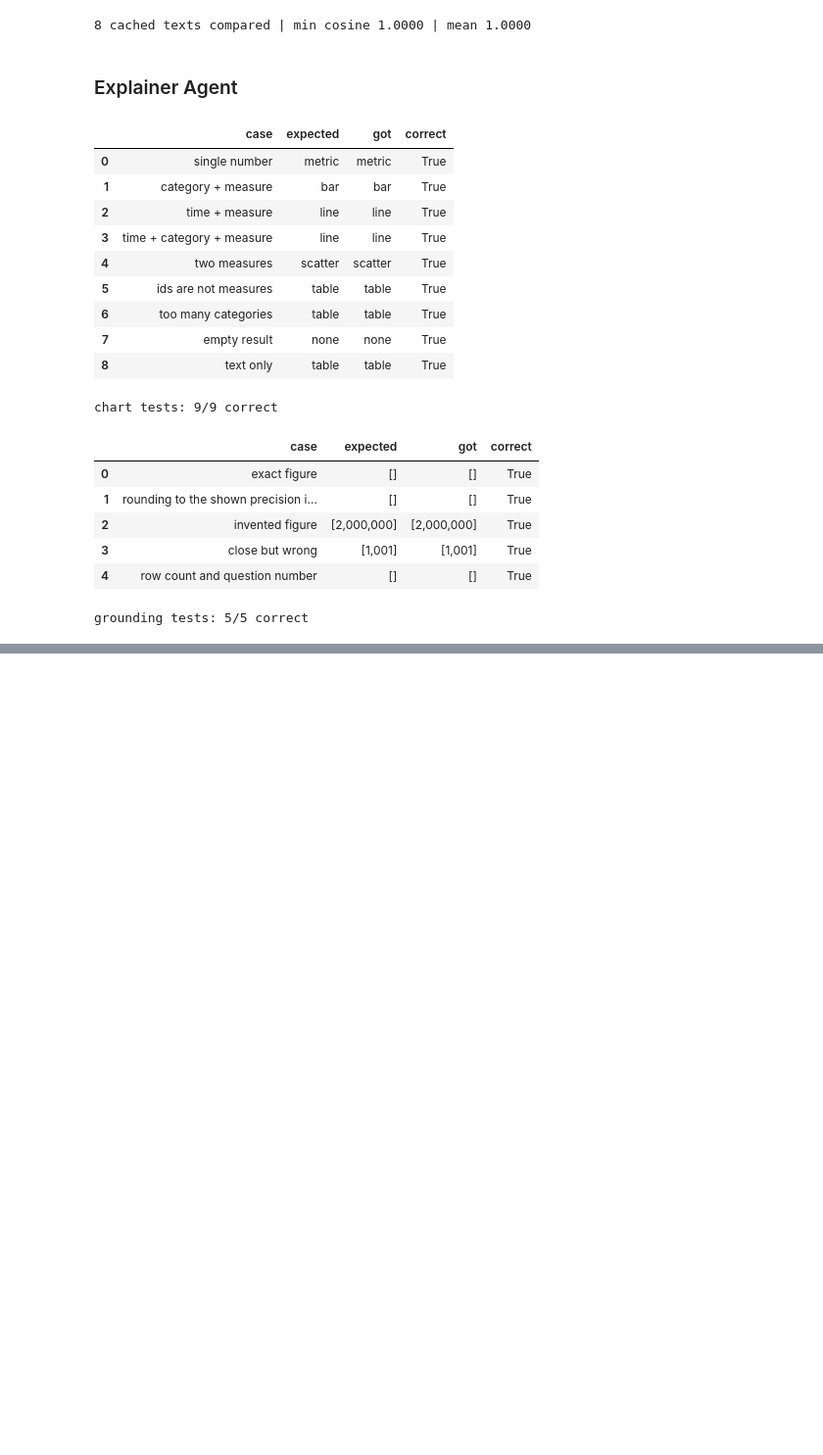
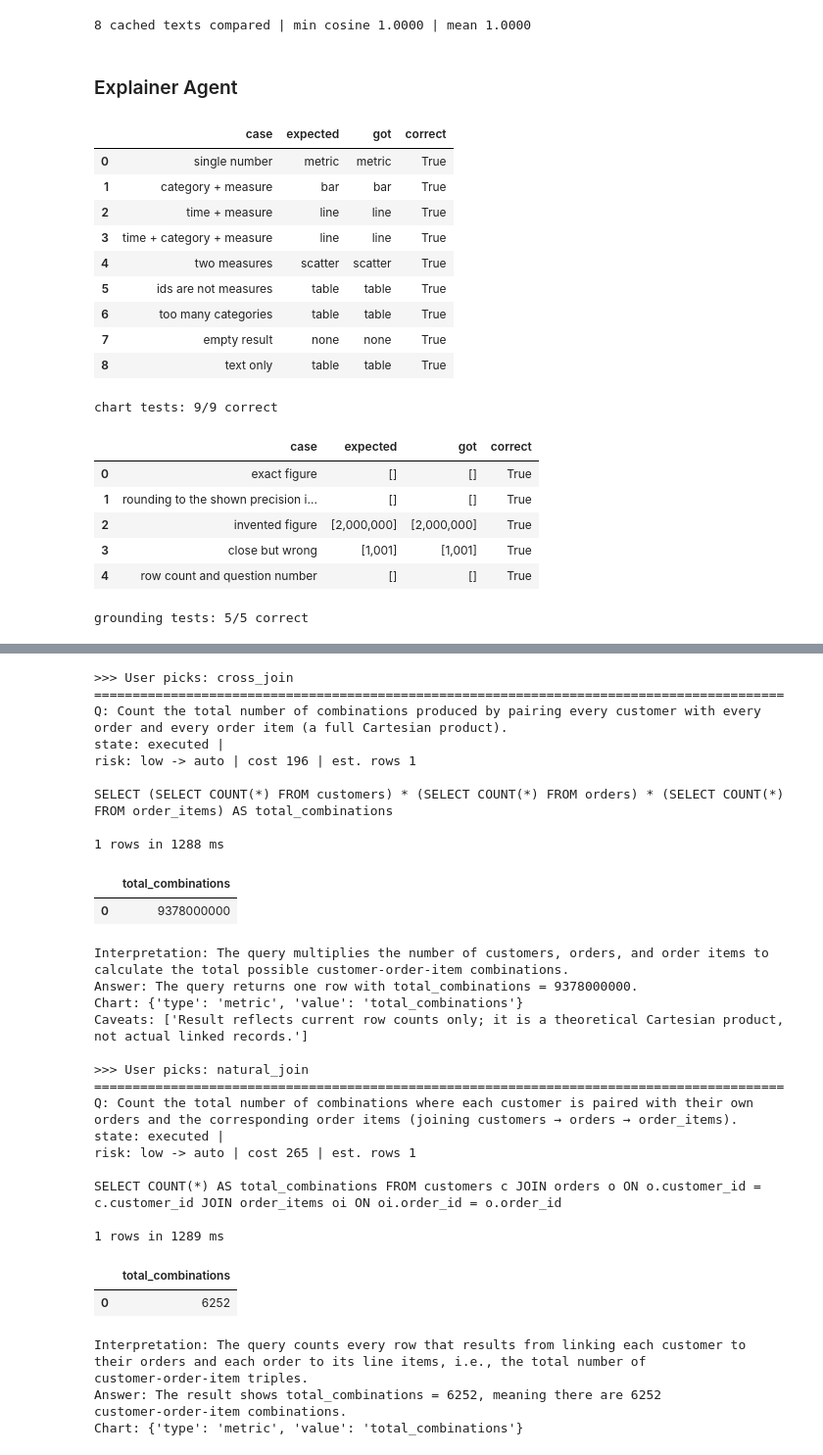
Before and after one commit to PrashantAghara/askdata, a Jupyter notebook: backend/notebooks/agents.ipynb, the cells around one changed output, grey strips where cells are left out. Shown at 98% size. Drawn from its saved outputs; the diff is of its cells as text; code cells hidden in the pictures; blank space fills up the shorter version.

```diff
--- a/backend/notebooks/agents.ipynb
+++ b/backend/notebooks/agents.ipynb
@@ -3188,8 +3197,10 @@ def show(res: dict) -> None:
         display(ex.df.head(10))
     if e:
         print("\nInterpretation:", e["interpretation"])
-        if e["faithfulness"] != "exact":
-            print(f"  [{e['faithfulness']}] {e['divergence']}")
+        if e.get("note"):
+            print("NOTE:", e["note"])
+        elif e["faithfulness"] == "interpreted" and e["divergence"]:
+            print("  (interpreted)", e["divergence"])
         print("Answer:", e["answer_summary"])
         print("Chart:", e["chart"])
         if e["caveats"]:
@@ -3353,0 +3493,15 @@ SUMMARY:   Note: this does not exactly answer the question as asked. The result
+# %%
+LABEL_QS = [
+    "Show revenue by category.",
+    "How many products are in each category?",
+    "Which categories have the best average review rating?",
+]
+hits = 0
+for q in LABEL_QS:
+    out = generate_valid_sql(q)
+    v = out["validation"]
+    used = v.tables if v else []
+    ok = "categories" in used
+    hits += ok
+    print(f"{'OK ' if ok else 'MISS'} {q:55s} tables in SQL: {used}")
+print(f"labels resolved: {hits}/{len(LABEL_QS)}")
@@ -3353,0 +3879,37 @@ SUMMARY:   Note: this does not exactly answer the question as asked. The result
+# %%
+res = answer("Show every customer paired with every order and every order item, and count the combinations.")
+if res["clarification"]:
+    for o in res["clarification"].options:
+        print("\n>>> User picks:", o.label)
+        show(answer(o.rewrite, clarify_first=False))
+# %% [output]
+>>> User picks: cross_join
+==========================================================================================
+Q: Count the total number of combinations produced by pairing every customer with every order and every order item (a full Cartesian product).
+state: executed |
+risk: low -> auto | cost 196 | est. rows 1
+
+SELECT (SELECT COUNT(*) FROM customers) * (SELECT COUNT(*) FROM orders) * (SELECT COUNT(*) FROM order_items) AS total_combinations
+
+1 rows in 1288 ms
+|  | total_combinations |
+| 0 | 9378000000 |
+Interpretation: The query multiplies the number of customers, orders, and order items to calculate the total possible customer‑order‑item combinations.
+Answer: The query returns one row with total_combinations = 9378000000.
+Chart: {'type': 'metric', 'value': 'total_combinations'}
+Caveats: ['Result reflects current row counts only; it is a theoretical Cartesian product, not actual linked records.']
+
+>>> User picks: natural_join
+==========================================================================================
+Q: Count the total number of combinations where each customer is paired with their own orders and the corresponding order items (joining customers → orders → order_items).
+state: executed |
+risk: low -> auto | cost 265 | est. rows 1
+
+SELECT COUNT(*) AS total_combinations FROM customers c JOIN orders o ON o.customer_id = c.customer_id JOIN order_items oi ON oi.order_id = o.order_id
+
+1 rows in 1289 ms
+|  | total_combinations |
+| 0 | 6252 |
+Interpretation: The query counts every row that results from linking each customer to their orders and each order to its line items, i.e., the total number of customer‑order‑item triples.
+Answer: The result shows total_combinations = 6252, meaning there are 6252 customer‑order‑item combinations.
+Chart: {'type': 'metric', 'value': 'total_combinations'}
```
Also changed, not shown: parts of 16 cells of this notebook.
